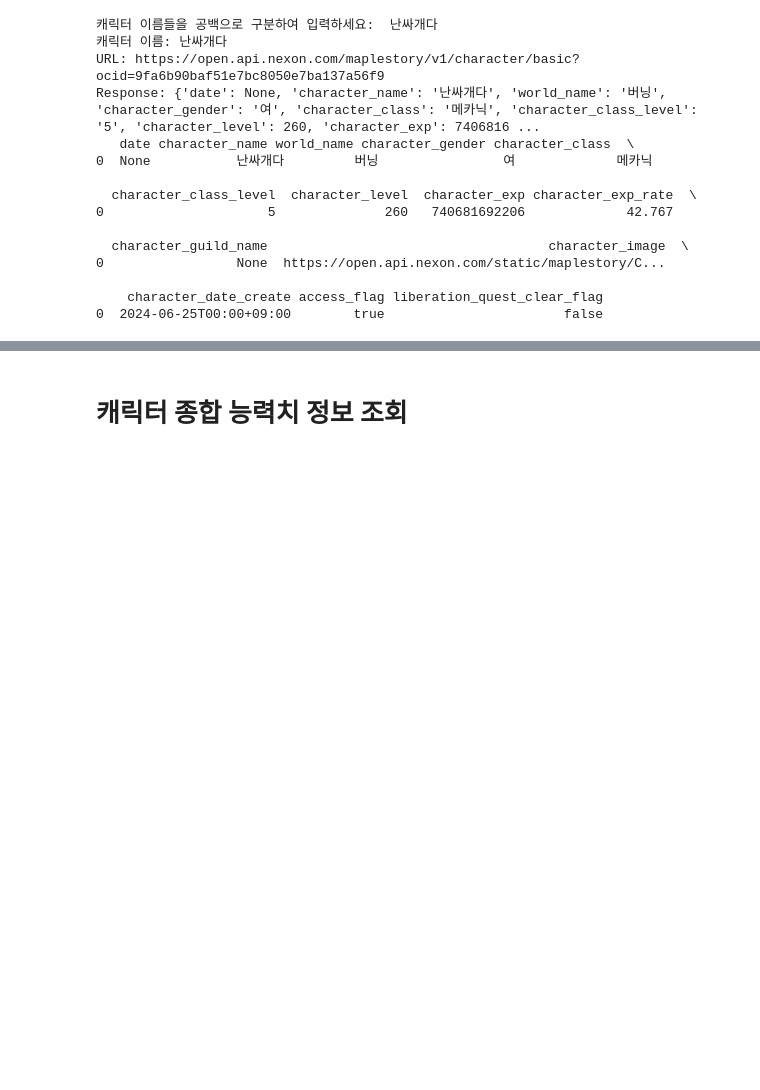
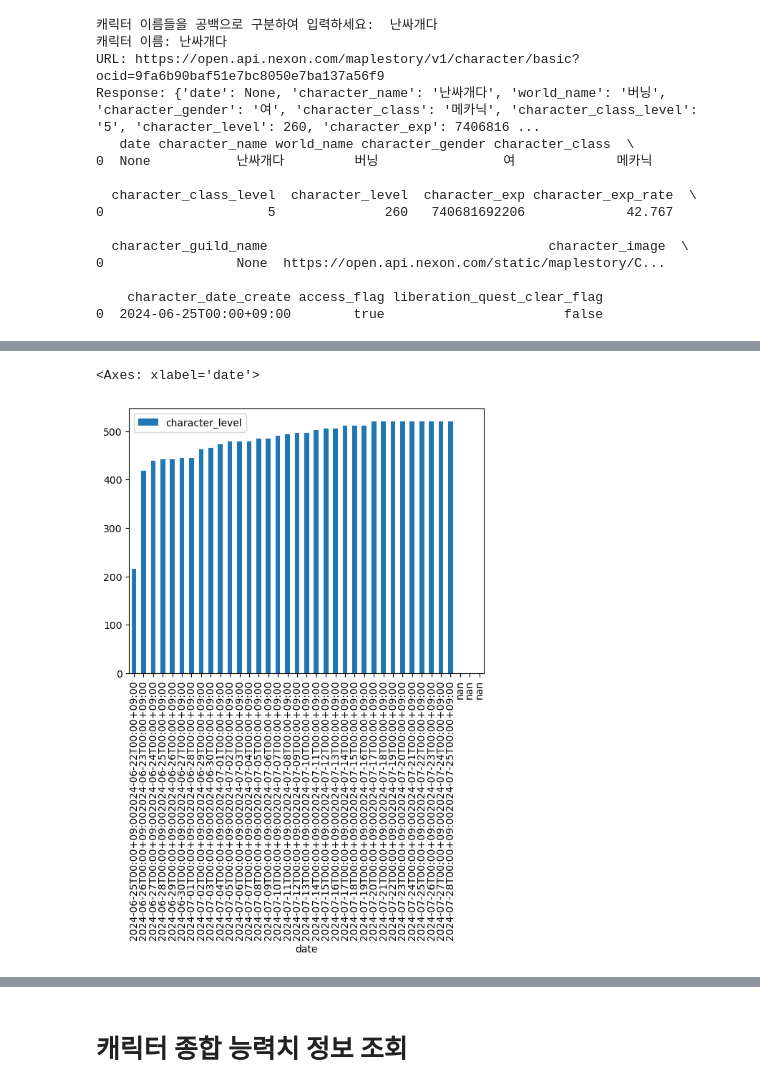
Before and after one commit to domangga/maplestory-data, a Jupyter notebook: 메이플 데이터 분석 포토폴리오.ipynb, the cells around one changed output, grey strips where cells are left out. Drawn from its saved outputs; the diff is of its cells as text; code cells hidden in the pictures; blank space fills up the shorter version.

```diff
--- a/메이플 데이터 분석 포토폴리오.ipynb
+++ b/메이플 데이터 분석 포토폴리오.ipynb
@@ -206,3 +293,10 @@ chdata
+# %%
+a=chdata+chdata1
+# %%
+a.plot('date',['character_level'],kind='bar')
+# %% [output]
+<Axes: xlabel='date'>
+[figure, added]
 # %% [markdown]
 ![image.png](attachment:c42f80b7-712c-48a1-9f0c-5fead5754b86.png)
 # %% [markdown]
```
Also changed, not shown: parts of 5 cells of this notebook.
